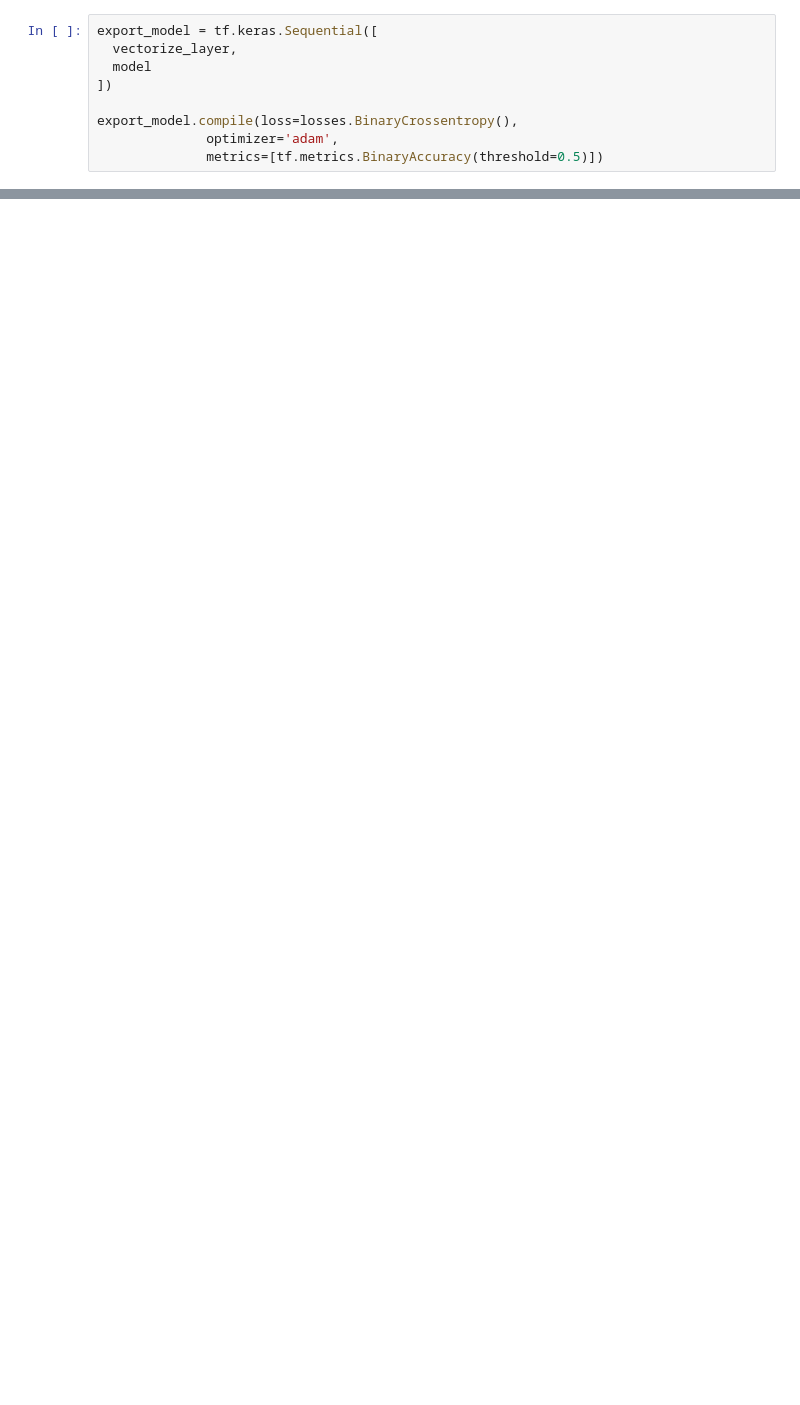
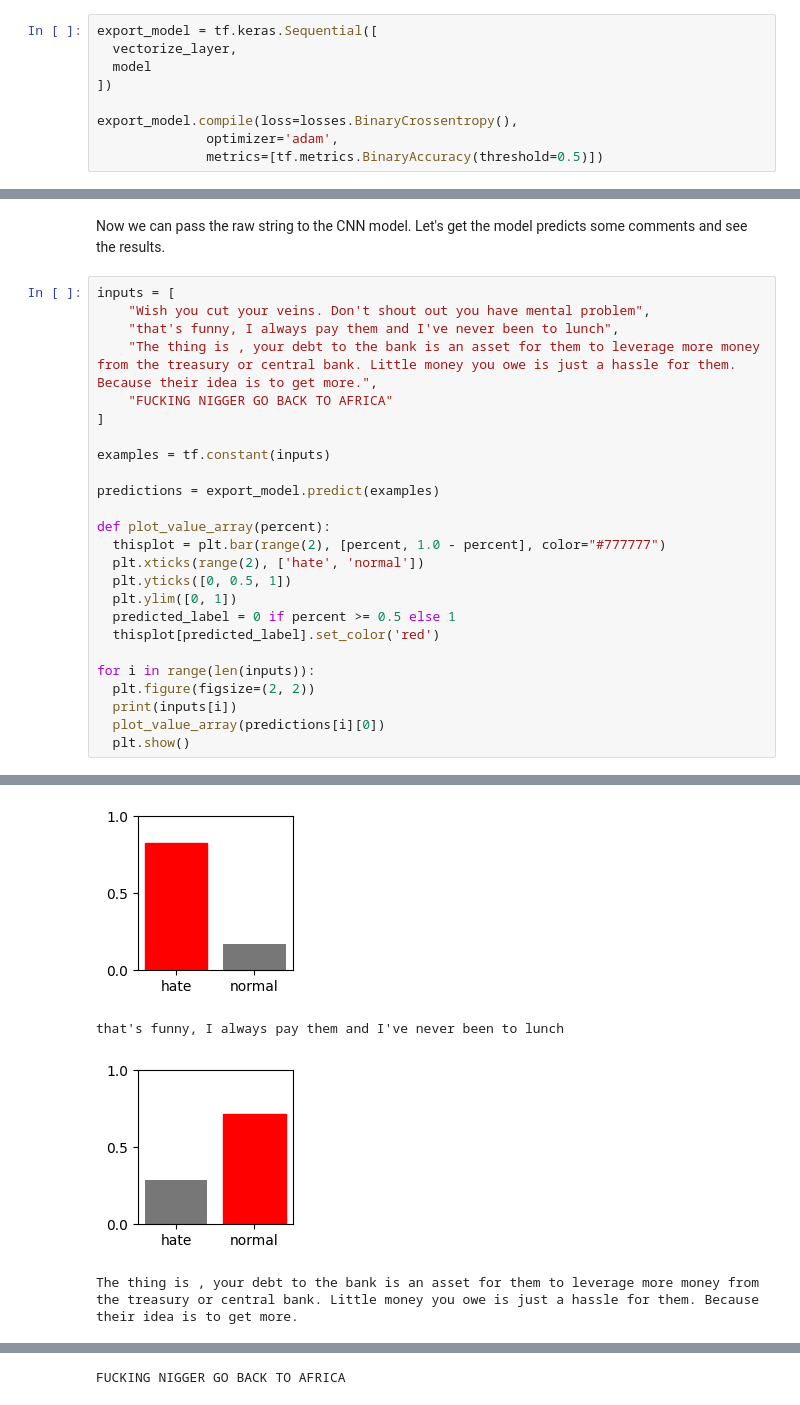
Before and after one commit to QuanNguyenDong/hateful-speech-classification, a Jupyter notebook: AI-models/binary_classification_comment_dataset.ipynb, the cells around one changed output, grey strips where cells are left out. Saved outputs shown, nothing was run; the diff lists cells and outputs as text; blank space fills up the shorter version.

```diff
--- a/AI-models/binary_classification_comment_dataset.ipynb
+++ b/AI-models/binary_classification_comment_dataset.ipynb
@@ -274,0 +233,28 @@ I've deleted the page , as we have no evidence that you are the person named on
+# %% [markdown]
+Now we can pass the raw string to the CNN model. Let's get the model predicts some comments and see the results.
+# %%
+inputs = [
+    "Wish you cut your veins. Don't shout out you have mental problem",
+    "that's funny, I always pay them and I've never been to lunch",
+    "The thing is , your debt to the bank is an asset for them to leverage more money from the treasury or central bank. Little money you owe is just a hassle for them. Because their idea is to get more.",
+    "FUCKING NIGGER GO BACK TO AFRICA"
+]
+
+examples = tf.constant(inputs)
+
+predictions = export_model.predict(examples)
+
+def plot_value_array(percent):
+  thisplot = plt.bar(range(2), [percent, 1.0 - percent], color="#777777")
+  plt.xticks(range(2), ['hate', 'normal'])
+  plt.yticks([0, 0.5, 1])
+  plt.ylim([0, 1])
+  predicted_label = 0 if percent >= 0.5 else 1
+  thisplot[predicted_label].set_color('red')
+
+for i in range(len(inputs)):
+  plt.figure(figsize=(2, 2))
+  print(inputs[i])
+  plot_value_array(predictions[i][0])
+  plt.show()
+# %% [output]
@@ -274,0 +263,4 @@ I've deleted the page , as we have no evidence that you are the person named on
+[figure, added]
+that's funny, I always pay them and I've never been to lunch
+[figure, added]
+The thing is , your debt to the bank is an asset for them to leverage more money from the treasury or central bank. Little money you owe is just a hassle for them. Because their idea is to get more.
@@ -274,0 +268 @@ I've deleted the page , as we have no evidence that you are the person named on
+FUCKING NIGGER GO BACK TO AFRICA
```
Also changed, not shown: parts of 21 cells of this notebook, 2 other files.
